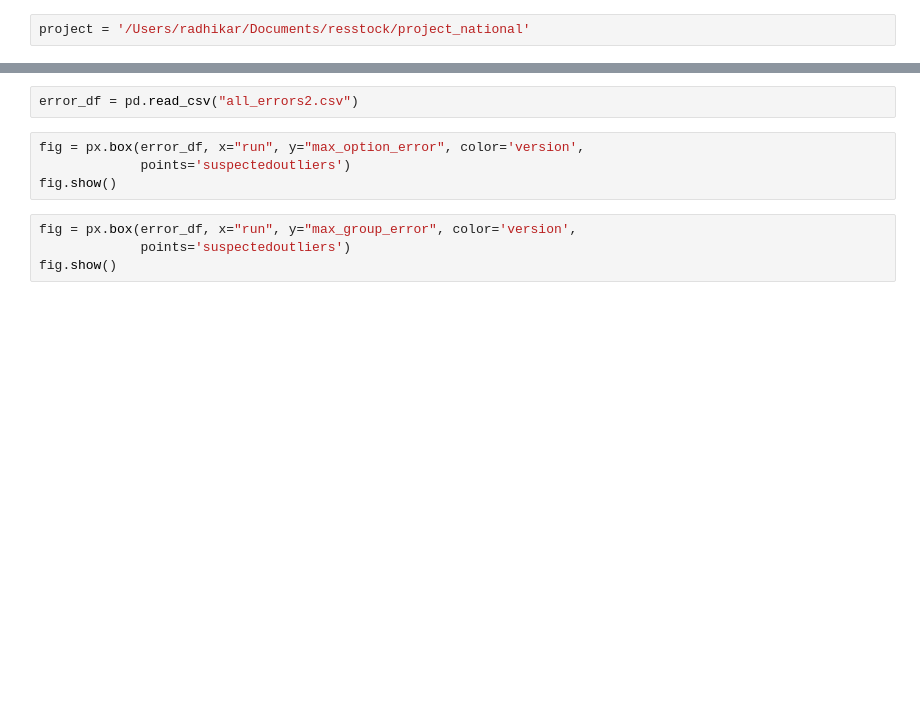
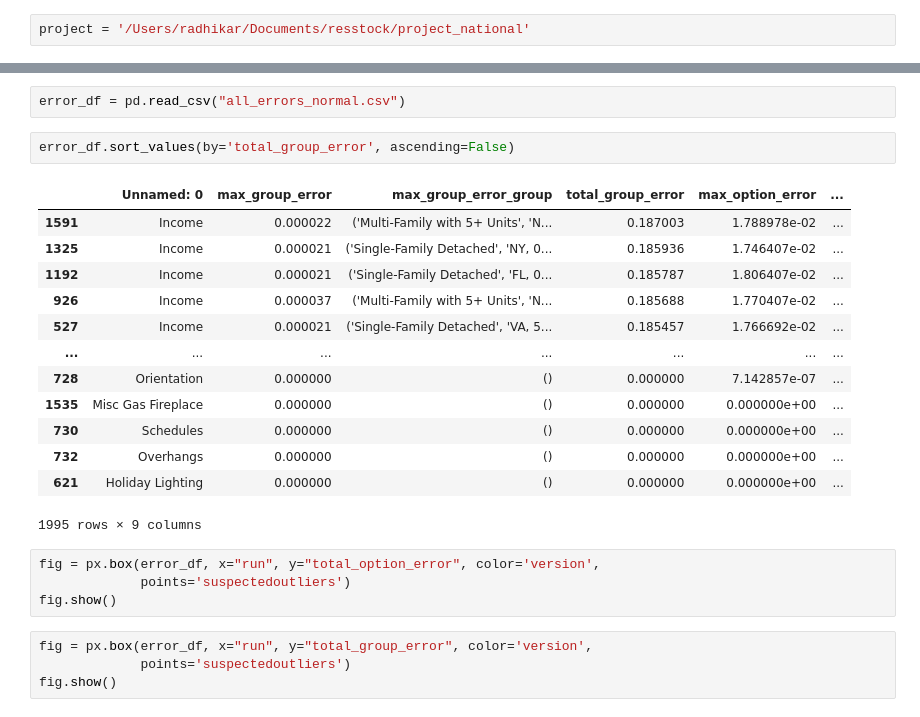
Before and after one commit to rajeee/buildstockbatch, a Jupyter notebook: buildstockbatch/sampler/residential_sampler/compare_sampling_errors.ipynb, the cells around one changed output, grey strips where cells are left out. Cells and saved outputs as stored; diff of their text form; blank space fills up the shorter version.

```diff
--- a/buildstockbatch/sampler/residential_sampler/compare_sampling_errors.ipynb
+++ b/buildstockbatch/sampler/residential_sampler/compare_sampling_errors.ipynb
@@ -45,10 +51,26 @@ Columns (123) have mixed types. Specify dtype option on import or set low_memory
 # %%
-error_df = pd.read_csv("all_errors2.csv")
+error_df = pd.read_csv("all_errors_normal.csv")
+# %%
+error_df.sort_values(by='total_group_error', ascending=False)
+# %% [output]
+|  | Unnamed: 0 | max_group_error | max_group_error_group | total_group_error | max_option_error | ... |
+| 1591 | Income | 0.000022 | ('Multi-Family with 5+ Units', 'N... | 0.187003 | 1.788978e-02 | ... |
+| 1325 | Income | 0.000021 | ('Single-Family Detached', 'NY, 0... | 0.185936 | 1.746407e-02 | ... |
+| 1192 | Income | 0.000021 | ('Single-Family Detached', 'FL, 0... | 0.185787 | 1.806407e-02 | ... |
+| 926 | Income | 0.000037 | ('Multi-Family with 5+ Units', 'N... | 0.185688 | 1.770407e-02 | ... |
+| 527 | Income | 0.000021 | ('Single-Family Detached', 'VA, 5... | 0.185457 | 1.766692e-02 | ... |
+| ... | ... | ... | ... | ... | ... | ... |
+| 728 | Orientation | 0.000000 | () | 0.000000 | 7.142857e-07 | ... |
+| 1535 | Misc Gas Fireplace | 0.000000 | () | 0.000000 | 0.000000e+00 | ... |
+| 730 | Schedules | 0.000000 | () | 0.000000 | 0.000000e+00 | ... |
+| 732 | Overhangs | 0.000000 | () | 0.000000 | 0.000000e+00 | ... |
+| 621 | Holiday Lighting | 0.000000 | () | 0.000000 | 0.000000e+00 | ... |
+1995 rows × 9 columns
 # %%
-fig = px.box(error_df, x="run", y="max_option_error", color='version',
+fig = px.box(error_df, x="run", y="total_option_error", color='version',
              points='suspectedoutliers')
 fig.show()
 # %%
-fig = px.box(error_df, x="run", y="max_group_error", color='version',
+fig = px.box(error_df, x="run", y="total_group_error", color='version',
              points='suspectedoutliers')
 fig.show()
```
Also changed, not shown: parts of 1 cell of this notebook, 2 other files.
